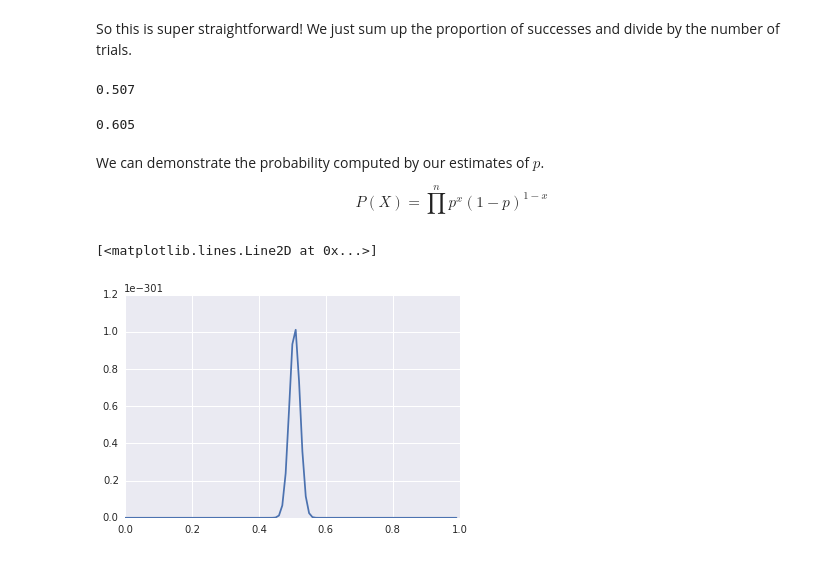
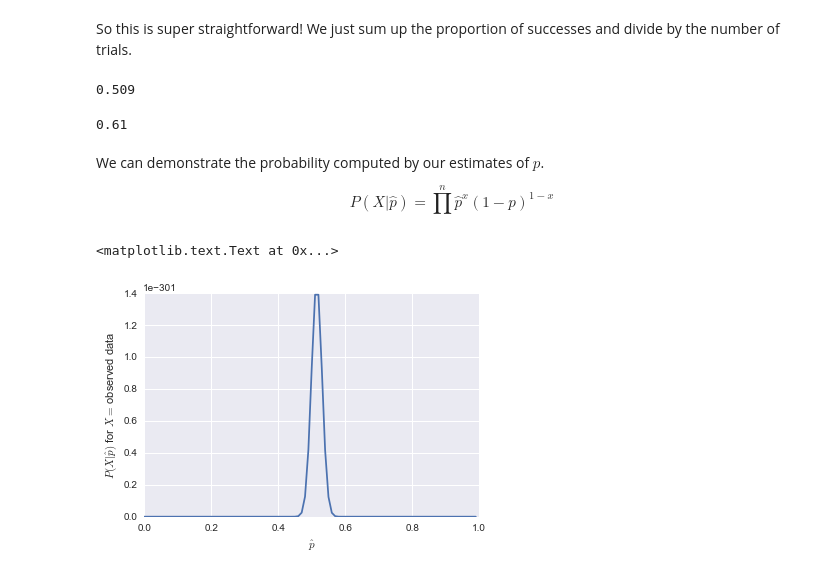
Before and after one commit to chrisngan24/spectacle, a Jupyter notebook: analytics/simulations/bias_coin.ipynb, the cells around one changed output. Cells and saved outputs as stored; diff of their text form; code cells hidden in the pictures.

```diff
--- a/analytics/simulations/bias_coin.ipynb
+++ b/analytics/simulations/bias_coin.ipynb
@@ -154,30 +154,34 @@ So this is super straightforward! We just sum up the proportion of successes and
 p_heads=0.5
 n = 1000
 trials_fair = flip_bias_coin(n, p_heads=p_heads)
-print sum(trials_fair) / float(n)
+p_hat_fair = sum(trials_fair) / float(n)
+print p_hat_fair
 # %% [output]
-0.507
+0.509
 # %%
 p_heads=0.6
 n = 1000
 trials_bias = flip_bias_coin(n, p_heads=p_heads)
-print sum(trials_bias) / float(n)
+p_hat_bias = sum(trials_bias) / float(n)
+print p_hat_bias
 # %% [output]
-0.605
+0.61
 # %% [markdown]
 We can demonstrate the probability computed by our estimates of $p$.
 
 
-$$  P(X) = \prod^{n} p^x(1-p)^{1-x} $$
+$$  P(X|\hat{p}) = \prod^{n} \hat{p}^x(1-\hat{p})^{1-x} $$
 # %%
 def prob_x_p(trials, p):
     return np.prod(np.power(p, trials)*np.power(1-p, 1-trials))
 # %%
 probs = []
 x = np.arange(0,1, 0.01)
 for i in x:
     probs.append(prob_x_p(trials_fair, i))
 plt.plot(x,probs)
+plt.xlabel('$\hat{p}$')
+plt.ylabel("$P(X|\hat{p})$ for $X=$ observed data")
 # %% [output]
-[<matplotlib.lines.Line2D at 0x...>]
+<matplotlib.text.Text at 0x...>
-[figure, old version]
+[figure, new version]
```
Also changed, not shown: parts of 12 cells of this notebook, 2 other files.
